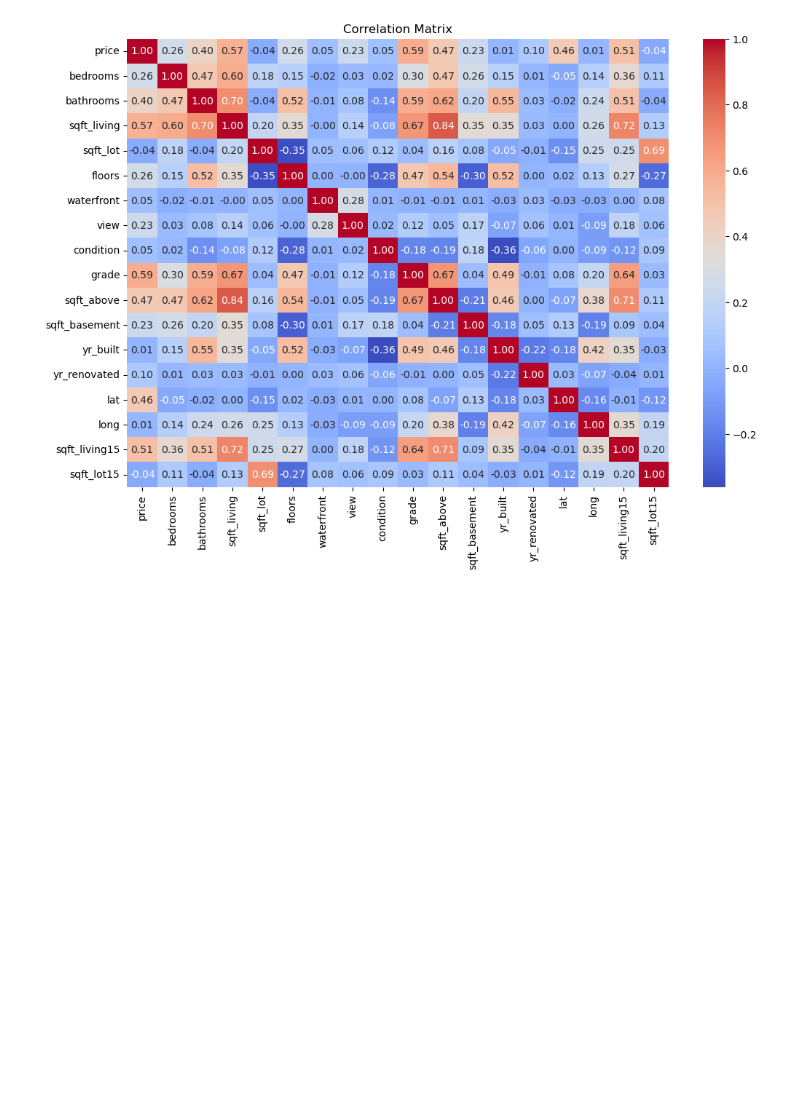
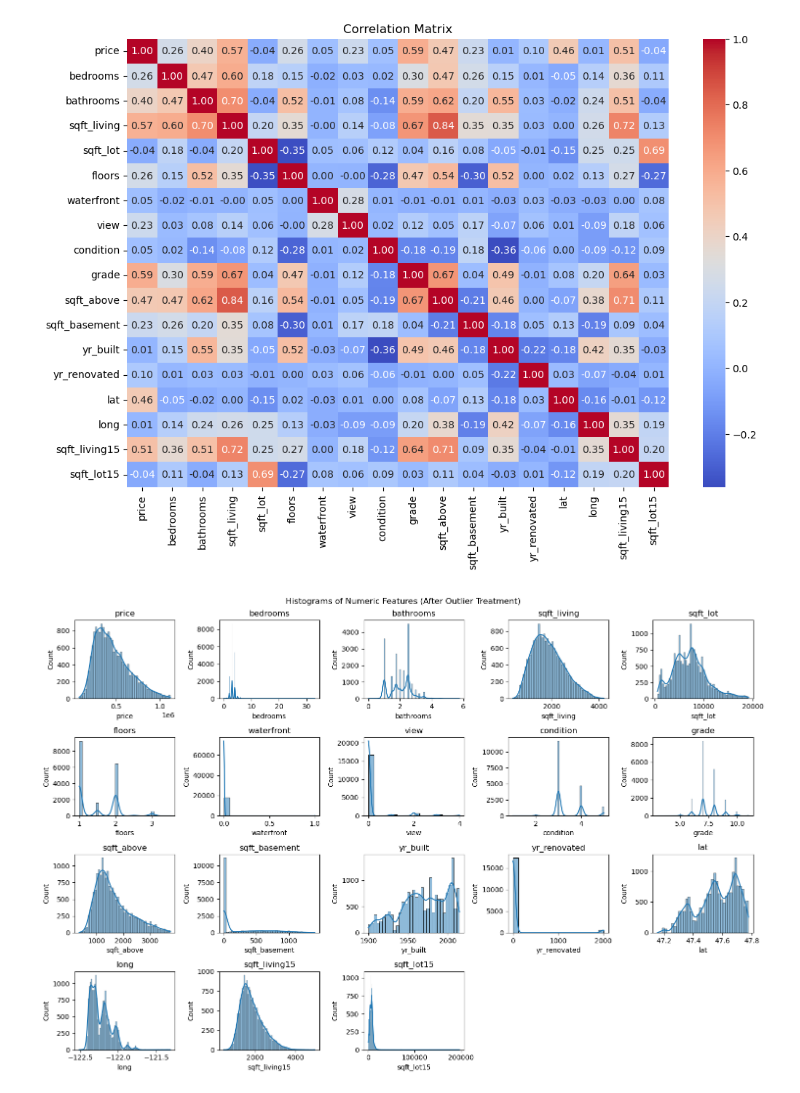
Before and after one commit to locini13/machinelearning, a Jupyter notebook: notebook/House_predict.ipynb, the cells around one changed output. Cells and saved outputs as stored; diff of their text form; code cells hidden in the pictures; blank space fills up the shorter version.

Commit message:
Data ingestion

```diff
--- a/notebook/House_predict.ipynb
+++ b/notebook/House_predict.ipynb
@@ -122,3 +122,15 @@ plt.title("Correlation Matrix")
 plt.show()
 # %% [output]
 [figure]
+# %%
+# Histograms
+plt.figure(figsize=(15, 10))
+for i, col in enumerate(numeric_cols):
+    plt.subplot(4, 5, i + 1)
+    sns.histplot(data[col], kde=True)
+    plt.title(col)
+plt.suptitle("Histograms of Numeric Features (After Outlier Treatment)")
+plt.tight_layout()
+plt.show()
+# %% [output]
+[figure, added]
```
Also changed, not shown: 5 other files.
